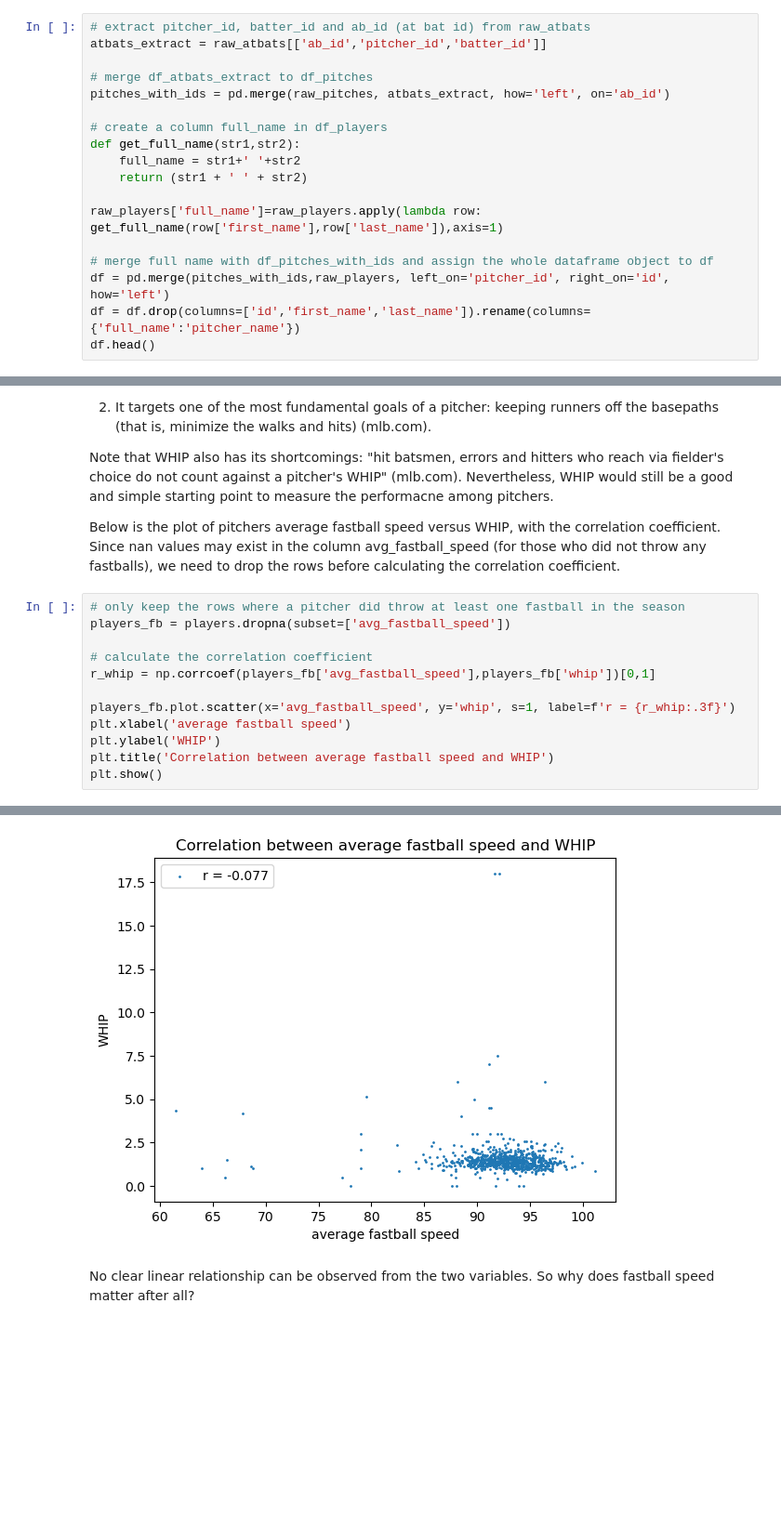
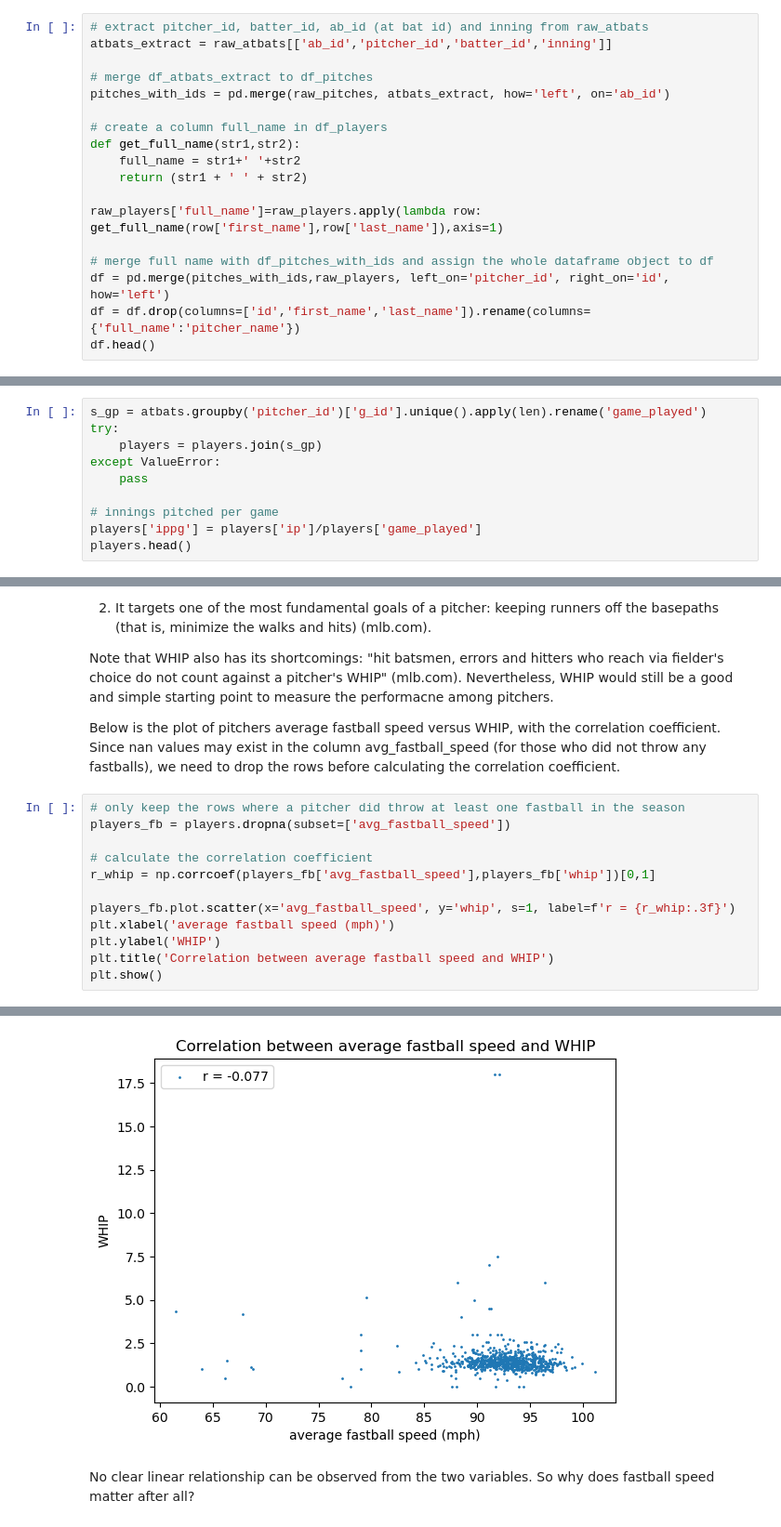
Before and after one commit to Stevey8/Fastball-vs-Pitcher-Performance, a Jupyter notebook: mlb_pitcher_2019.ipynb, the cells around one changed output, grey strips where cells are left out. Shown at 93% size. Drawn from its saved outputs; the diff is of its cells as text; blank space fills up the shorter version.

```diff
--- a/mlb_pitcher_2019.ipynb
+++ b/mlb_pitcher_2019.ipynb
@@ -41,7 +48,7 @@ Among the four datasets, the major foucs will be `raw_pitches`. This dataset rec
 *Since the project aims to focus on pitching, we skip the merging of batters names.
 # %%
-# extract pitcher_id, batter_id and ab_id (at bat id) from raw_atbats
-atbats_extract = raw_atbats[['ab_id','pitcher_id','batter_id']]
+# extract pitcher_id, batter_id, ab_id (at bat id) and inning from raw_atbats
+atbats_extract = raw_atbats[['ab_id','pitcher_id','batter_id','inning']]
 
 # merge df_atbats_extract to df_pitches
 pitches_with_ids = pd.merge(raw_pitches, atbats_extract, how='left', on='ab_id')
@@ -238,0 +248,10 @@ players.head()
+# %%
+s_gp = atbats.groupby('pitcher_id')['g_id'].unique().apply(len).rename('game_played')
+try:
+    players = players.join(s_gp)
+except ValueError:
+    pass
+
+# innings pitched per game
+players['ippg'] = players['ip']/players['game_played']
+players.head()
@@ -254,18 +281,18 @@ Since nan values may exist in the column avg_fastball_speed (for those who did n
 # %%
 # only keep the rows where a pitcher did throw at least one fastball in the season
 players_fb = players.dropna(subset=['avg_fastball_speed'])
 
 # calculate the correlation coefficient
 r_whip = np.corrcoef(players_fb['avg_fastball_speed'],players_fb['whip'])[0,1]
 
 players_fb.plot.scatter(x='avg_fastball_speed', y='whip', s=1, label=f'r = {r_whip:.3f}')
-plt.xlabel('average fastball speed')
+plt.xlabel('average fastball speed (mph)')
 plt.ylabel('WHIP')
 plt.title('Correlation between average fastball speed and WHIP')
 plt.show()
 # %% [output]
 Intel MKL WARNING: Support of Intel(R) Streaming SIMD Extensions 4.2 (Intel(R) SSE4.2) enabled only processors has been deprecated. Intel oneAPI Math Kernel Library 2025.0 will require Intel(R) Advanc ...
-[figure, old version]
+[figure, new version]
 # %% [markdown]
 No clear linear relationship can be observed from the two variables. So why does fastball speed matter after all?
 # %% [markdown]
```
Also changed, not shown: parts of 17 cells of this notebook.
